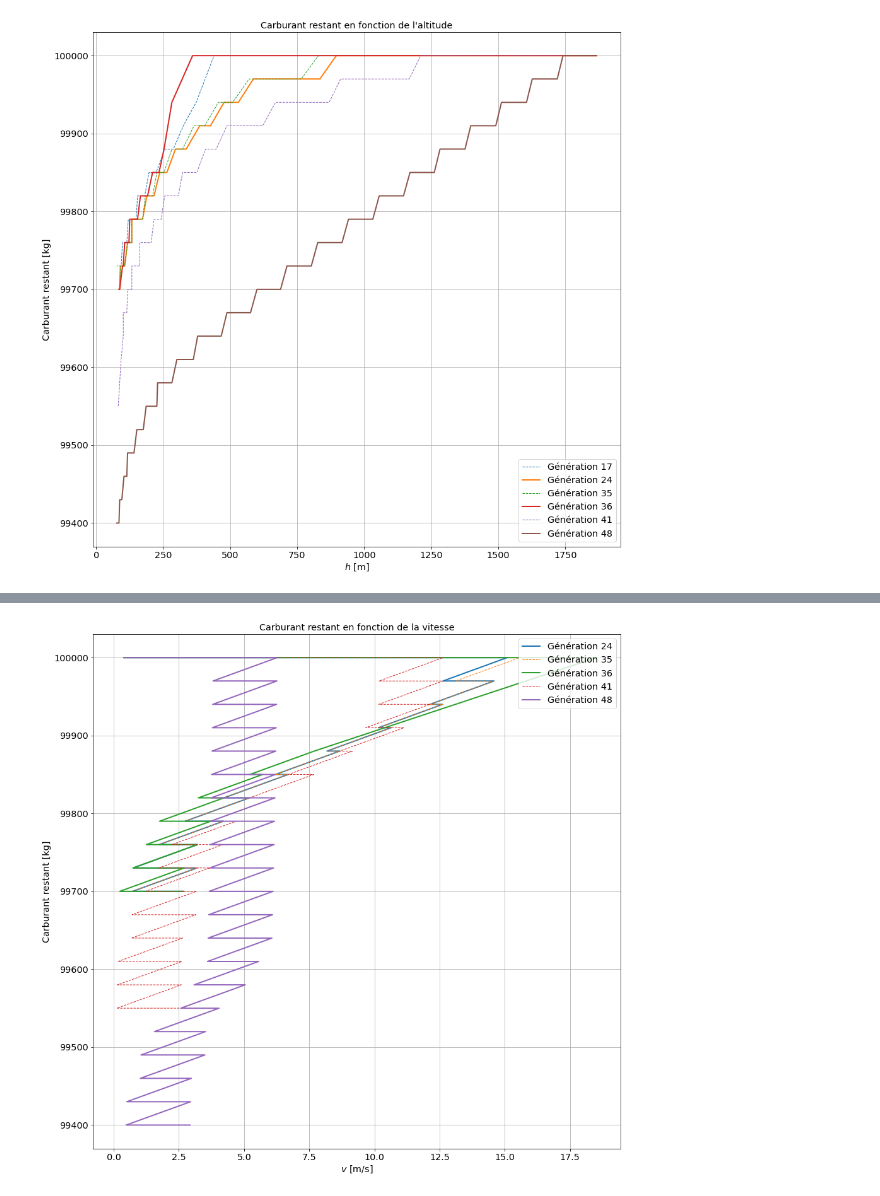
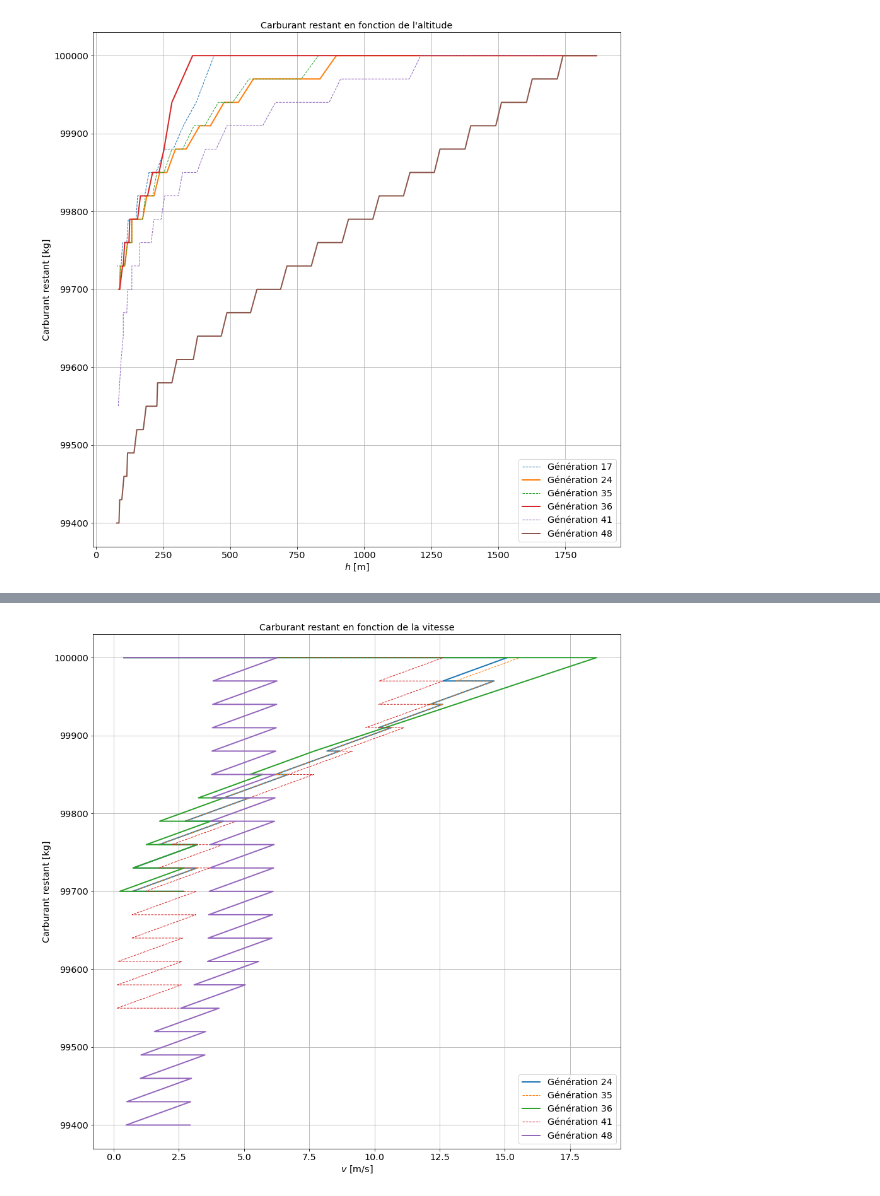
Before and after one commit to jakbay/mnp_project, a Jupyter notebook: data_analysis.ipynb, the cells around one changed output, grey strips where cells are left out. Drawn from its saved outputs; the diff is of its cells as text; code cells hidden in the pictures.

```diff
--- a/data_analysis.ipynb
+++ b/data_analysis.ipynb
@@ -90,15 +90,15 @@ plt.show()
 # %%
 for i in range(5,len(data)):
     if i % 2 == 0:
         plt.plot(data[i][2], data[i][3], label="Génération " + str(data[i][0]), linestyle="dashed", linewidth=1)
     else:
         plt.plot(data[i][2], data[i][3], label="Génération " + str(data[i][0]), linestyle="solid", linewidth=2)
 
 plt.xlabel(r'$v$ [m/s]')
 plt.ylabel(r'Carburant restant [kg]')
 plt.title(r"Carburant restant en fonction de la vitesse")
 plt.grid()
-plt.legend(loc='upper right')
+plt.legend(loc='lower right')
 plt.show()
 # %% [output]
-[figure, old version]
+[figure, new version]
```
Also changed, not shown: parts of 1 cell of this notebook, 3 other files.
